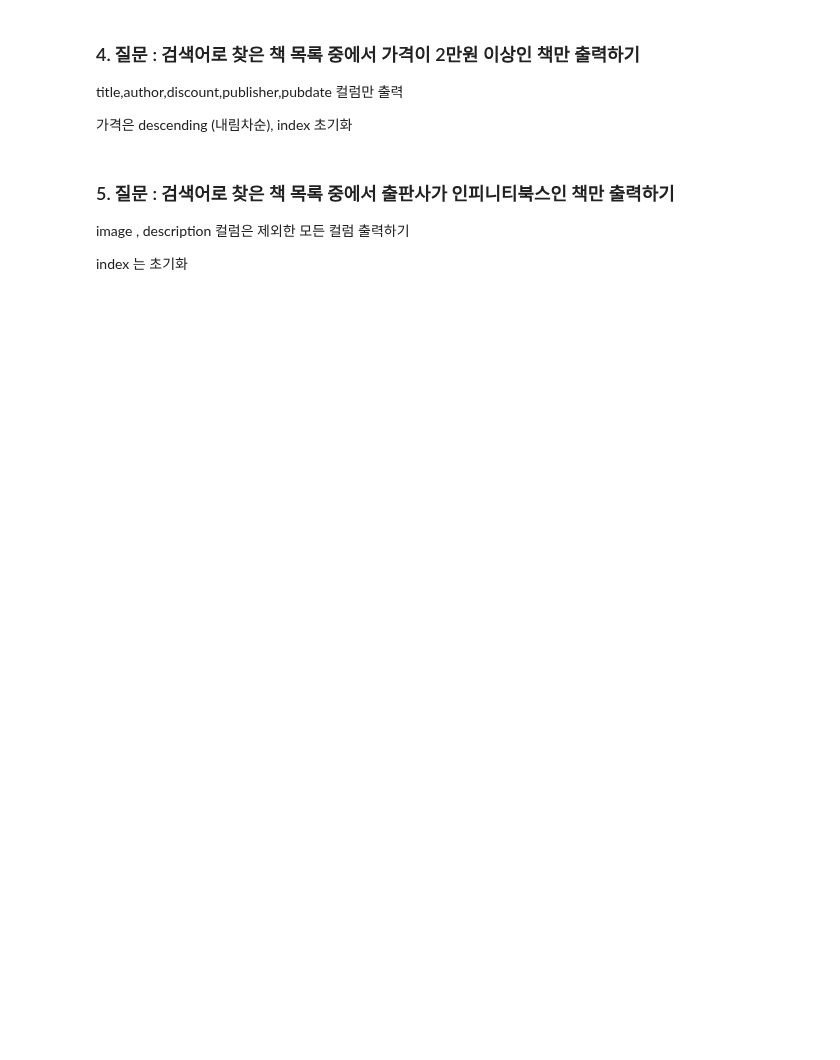
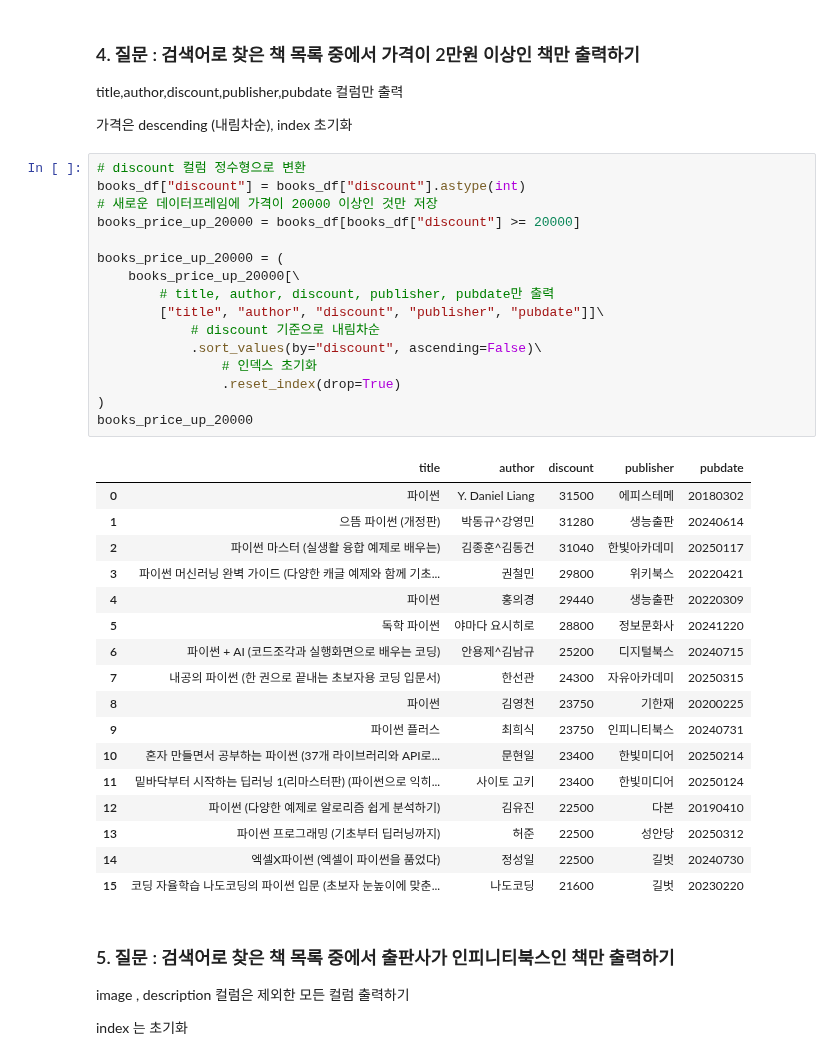
Before and after one commit to ikh0120/python_Webscraping_Analysis, a Jupyter notebook: 연습문제/03_네이버_API_호출해서_사용.ipynb, the cells around one changed output. Saved outputs shown, nothing was run; the diff lists cells and outputs as text; blank space fills up the shorter version.

```diff
--- a/연습문제/03_네이버_API_호출해서_사용.ipynb
+++ b/연습문제/03_네이버_API_호출해서_사용.ipynb
@@ -44,6 +193,40 @@ def search_books(query):
 title,author,discount,publisher,pubdate 컬럼만 출력
 
 가격은 descending (내림차순), index 초기화
+# %%
+# discount 컬럼 정수형으로 변환
+books_df["discount"] = books_df["discount"].astype(int)
+# 새로운 데이터프레임에 가격이 20000 이상인 것만 저장
+books_price_up_20000 = books_df[books_df["discount"] >= 20000]
+
+books_price_up_20000 = (
+    books_price_up_20000[\
+        # title, author, discount, publisher, pubdate만 출력
+        ["title", "author", "discount", "publisher", "pubdate"]]\
+            # discount 기준으로 내림차순
+            .sort_values(by="discount", ascending=False)\
+                # 인덱스 초기화
+                .reset_index(drop=True)
+)
+books_price_up_20000
+# %% [output]
+|  | title | author | discount | publisher | pubdate |
+| 0 | 파이썬 | Y. Daniel Liang | 31500 | 에피스테메 | 20180302 |
+| 1 | 으뜸 파이썬 (개정판) | 박동규^강영민 | 31280 | 생능출판 | 20240614 |
+| 2 | 파이썬 마스터 (실생활 융합 예제로 배우는) | 김종훈^김동건 | 31040 | 한빛아카데미 | 20250117 |
+| 3 | 파이썬 머신러닝 완벽 가이드 (다양한 캐글 예제와 함께 기초... | 권철민 | 29800 | 위키북스 | 20220421 |
+| 4 | 파이썬 | 홍의경 | 29440 | 생능출판 | 20220309 |
+| 5 | 독학 파이썬 | 야마다 요시히로 | 28800 | 정보문화사 | 20241220 |
+| 6 | 파이썬 + AI (코드조각과 실행화면으로 배우는 코딩) | 안용제^김남규 | 25200 | 디지털북스 | 20240715 |
+| 7 | 내공의 파이썬 (한 권으로 끝내는 초보자용 코딩 입문서) | 한선관 | 24300 | 자유아카데미 | 20250315 |
+| 8 | 파이썬 | 김영천 | 23750 | 기한재 | 20200225 |
+| 9 | 파이썬 플러스 | 최희식 | 23750 | 인피니티북스 | 20240731 |
+| 10 | 혼자 만들면서 공부하는 파이썬 (37개 라이브러리와 API로... | 문현일 | 23400 | 한빛미디어 | 20250214 |
+| 11 | 밑바닥부터 시작하는 딥러닝 1(리마스터판) (파이썬으로 익히... | 사이토 고키 | 23400 | 한빛미디어 | 20250124 |
+| 12 | 파이썬 (다양한 예제로 알로리즘 쉽게 분석하기) | 김유진 | 22500 | 다본 | 20190410 |
+| 13 | 파이썬 프로그래밍 (기초부터 딥러닝까지) | 허준 | 22500 | 성안당 | 20250312 |
+| 14 | 엑셀X파이썬 (엑셀이 파이썬을 품었다) | 정성일 | 22500 | 길벗 | 20240730 |
+| 15 | 코딩 자율학습 나도코딩의 파이썬 입문 (초보자 눈높이에 맞춘... | 나도코딩 | 21600 | 길벗 | 20230220 |
 # %% [markdown]
 ### 5. 질문 :  검색어로  찾은  책 목록 중에서 출판사가 인피니티북스인 책만 출력하기
 
```
Also changed, not shown: parts of 9 cells of this notebook, 4 other files.
